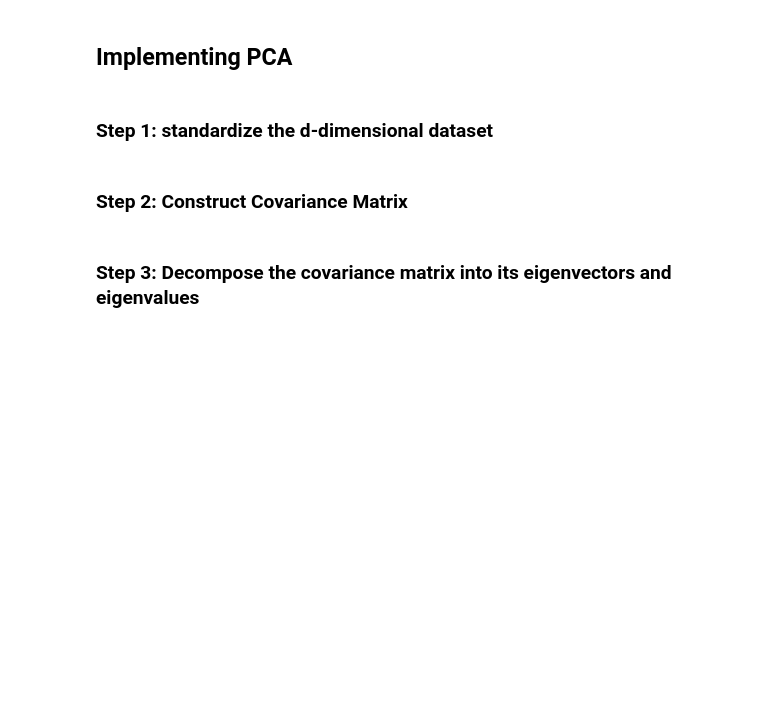
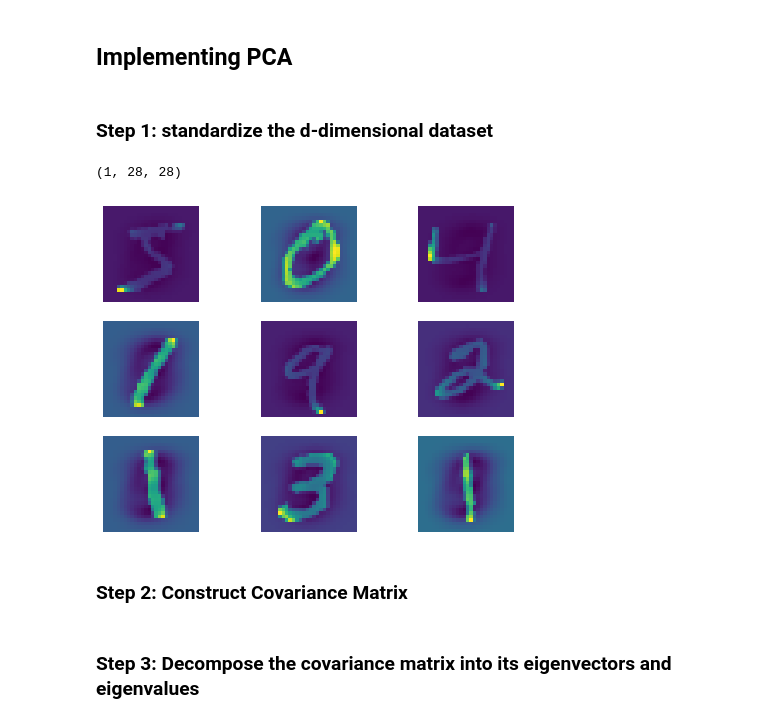
Before and after one commit to txnguyen292/ds_from_scratch, a Jupyter notebook: notebook/PCA.ipynb, the cells around one changed output. Saved outputs shown, nothing was run; the diff lists cells and outputs as text; code cells hidden in the pictures; blank space fills up the shorter version.

```diff
--- a/notebook/PCA.ipynb
+++ b/notebook/PCA.ipynb
@@ -46,4 +49,5 @@ for row in range(rows):
 # %%
-# X_train, X_test = X_train / 255, X_test / 255
-X_train = np.reshape(X_train, (-1, 28*28))
-X_test = np.reshape(X_test, (-1, 28*28))
+X_train_norm, X_test_norm = X_train / 255, X_test / 255 # Normalizing features by dividing by 255. We could also standardize with sklearn StandardScaler
+X_train_norm = np.reshape(X_train_norm, (-1, 28*28))
+X_test_norm = np.reshape(X_test_norm, (-1, 28*28))
+print(X_train_norm.shape, X_test_norm.shape)
@@ -101,3 +93,19 @@ X_test_std = sc.transform(X_test)
+# %%
+X_train_std[0].reshape((-1, 28, 28)).shape
+# %% [output]
+(1, 28, 28)
+# %%
+rows, cols = 3, 3
+count = 0
+fig = plt.figure(figsize=(8, 6))
+for row in range(rows):
+    for col in range(cols):
+        fig.add_subplot(rows, cols, count + 1)
+        plt.imshow(X_train_std[count].reshape((28, 28)))
+        plt.axis("off")
+        count += 1
+# %% [output]
+[figure, added]
 # %% [markdown]
 ### Step 2: Construct Covariance Matrix
 # %%
```
Also changed, not shown: parts of 19 cells of this notebook.
